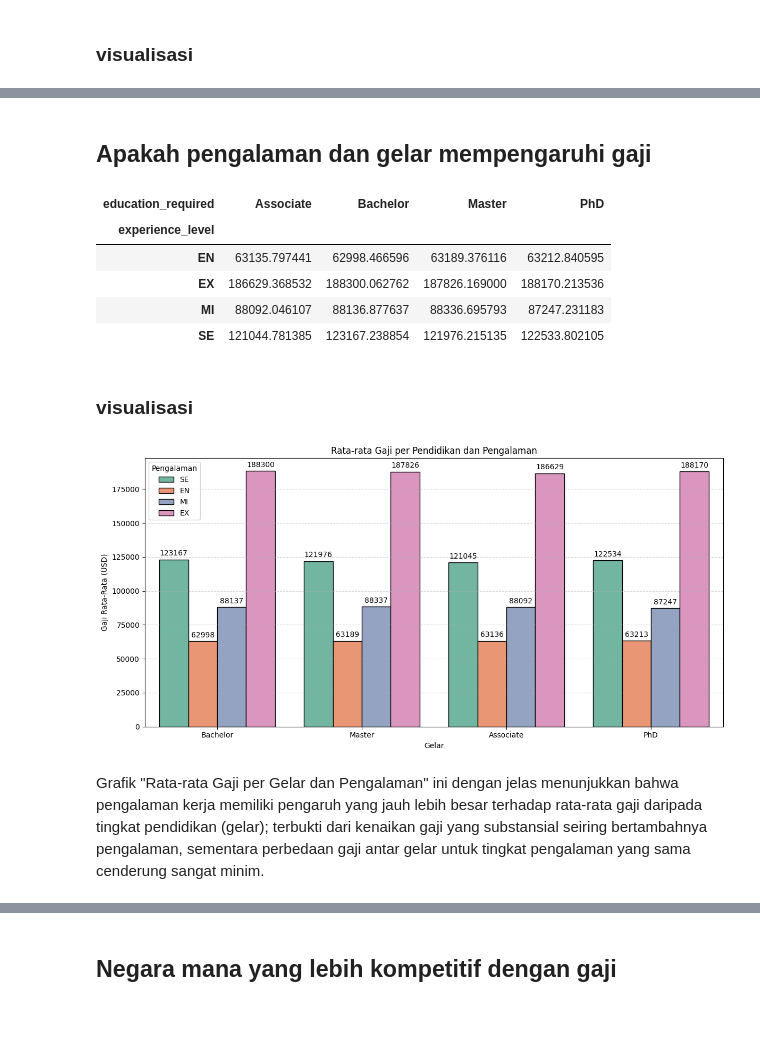
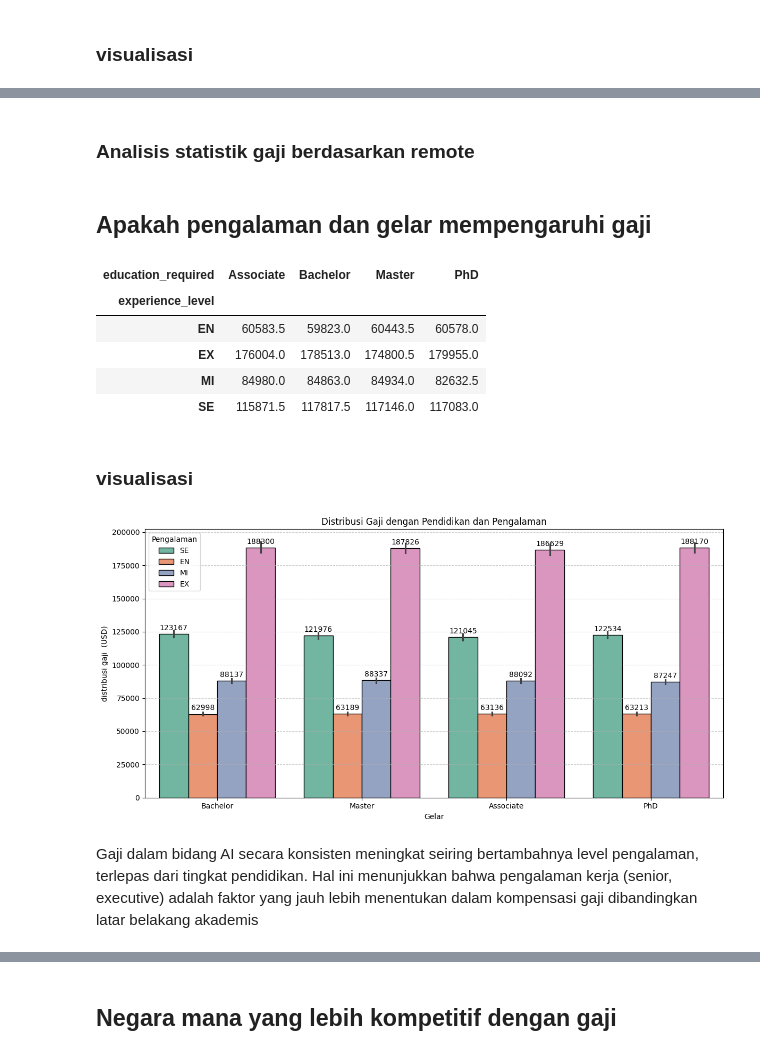
Before and after one commit to shof-f/Analisis-Pasar-Kerja-AI-Global, a Jupyter notebook: Analisis_Tren_Pekerjaan_AI.ipynb, the cells around one changed output, grey strips where cells are left out. Cells and saved outputs as stored; diff of their text form; code cells hidden in the pictures; blank space fills up the shorter version.

```diff
--- a/Analisis_Tren_Pekerjaan_AI.ipynb
+++ b/Analisis_Tren_Pekerjaan_AI.ipynb
@@ -18,7 +18,7 @@ data.head()
 # %% [markdown]
 ## Ubah ke dataframe
 # %%
-df = ps.DataFrame(data)
+df = pd.DataFrame(data)
 df["posting_date"] = pd.to_datetime(df["posting_date"])
 df["aplication_deadline"] = pd.to_datetime(df["application_deadline"])
 df.info()
@@ -85,6 +153,6 @@ Grafik ini menampilkan 10 pekerjaan terkait AI (Kecerdasan Buatan) yang paling b
 # %%
 # rata-rata gaji per job
-gaji_per_job = df.groupby("job_title")["salary_usd"].mean().sort_values(ascending=False)
+gaji_per_job = df.groupby("job_title")["salary_usd"].median().sort_values(ascending=False) # pakai median karena diawal udah di lihat karena datanya tidak normal
 gaji_per_job
 # %% [output]
 |  | salary_usd |
@@ -152,6 +201,6 @@ Grafik ini menyajikan rata-rata gaji tahunan dalam Dolar AS untuk berbagai jenis
 # %%
 # rata-rata gaji perrjaan remote dan tidak
-remote_gaji = df.groupby("remote_ratio")["salary_usd"].mean()
+remote_gaji = df.groupby("remote_ratio")["salary_usd"].median()
 remote_gaji
 # %% [output]
 |  | salary_usd |
@@ -187,31 +241,33 @@ Dari grafik ini, dapat disimpulkan bahwa secara umum, rata-rata gaji cenderung s
+# %% [markdown]
+### Analisis statistik gaji berdasarkan remote
 # %% [markdown]
 ## Apakah pengalaman dan gelar mempengaruhi gaji
 # %%
 #hitung rata" gaji berdasarkan pengalaman dan pendidikan
-gaji = df.pivot_table(index="experience_level", columns="education_required", values="salary_usd", aggfunc="mean")
+gaji = df.pivot_table(index="experience_level", columns="education_required", values="salary_usd", aggfunc="median")
 gaji
 # %% [output]
 | education_required | Associate | Bachelor | Master | PhD |
 | experience_level |  |  |  |  |
-| EN | 63135.797441 | 62998.466596 | 63189.376116 | 63212.840595 |
-| EX | 186629.368532 | 188300.062762 | 187826.169000 | 188170.213536 |
-| MI | 88092.046107 | 88136.877637 | 88336.695793 | 87247.231183 |
-| SE | 121044.781385 | 123167.238854 | 121976.215135 | 122533.802105 |
+| EN | 60583.5 | 59823.0 | 60443.5 | 60578.0 |
+| EX | 176004.0 | 178513.0 | 174800.5 | 179955.0 |
+| MI | 84980.0 | 84863.0 | 84934.0 | 82632.5 |
+| SE | 115871.5 | 117817.5 | 117146.0 | 117083.0 |
 # %% [markdown]
 ### visualisasi
 # %%
 plt.figure(figsize=(12, 6))
-ax = sns.barplot(data=df, x="education_required", y="salary_usd", hue="experience_level", estimator="mean", ci=None, palette="Set2", edgecolor='black')
+ax = sns.barplot(data=df, x="education_required", y="salary_usd", hue="experience_level", estimator="mean", palette="Set2", edgecolor='black')
 for container in ax.containers:
     ax.bar_label(container, fmt="%.0f", padding=3)
-plt.title("Rata-rata Gaji per Pendidikan dan Pengalaman")
+plt.title("Distribusi Gaji dengan Pendidikan dan Pengalaman")
 plt.xlabel("Gelar")
-plt.ylabel("Gaji Rata-Rata (USD)")
+plt.ylabel("distribusi gaji  (USD)")
 plt.legend(title="Pengalaman")
 plt.grid(axis="y", linestyle="--", alpha=0.6)
 plt.tight_layout()
 plt.show()
 # %% [output]
-[figure, old version]
+[figure, new version]
-# %% [markdown]
-Grafik "Rata-rata Gaji per Gelar dan Pengalaman" ini dengan jelas menunjukkan bahwa pengalaman kerja memiliki pengaruh yang jauh lebih besar terhadap rata-rata gaji daripada tingkat pendidikan (gelar); terbukti dari kenaikan gaji yang substansial seiring bertambahnya pengalaman, sementara perbedaan gaji antar gelar untuk tingkat pengalaman yang sama cenderung sangat minim.
+# %% [markdown]
+Gaji dalam bidang AI secara konsisten meningkat seiring bertambahnya level pengalaman, terlepas dari tingkat pendidikan. Hal ini menunjukkan bahwa pengalaman kerja (senior, executive) adalah faktor yang jauh lebih menentukan dalam kompensasi gaji dibandingkan latar belakang akademis
```
Also changed, not shown: parts of 35 cells of this notebook.
